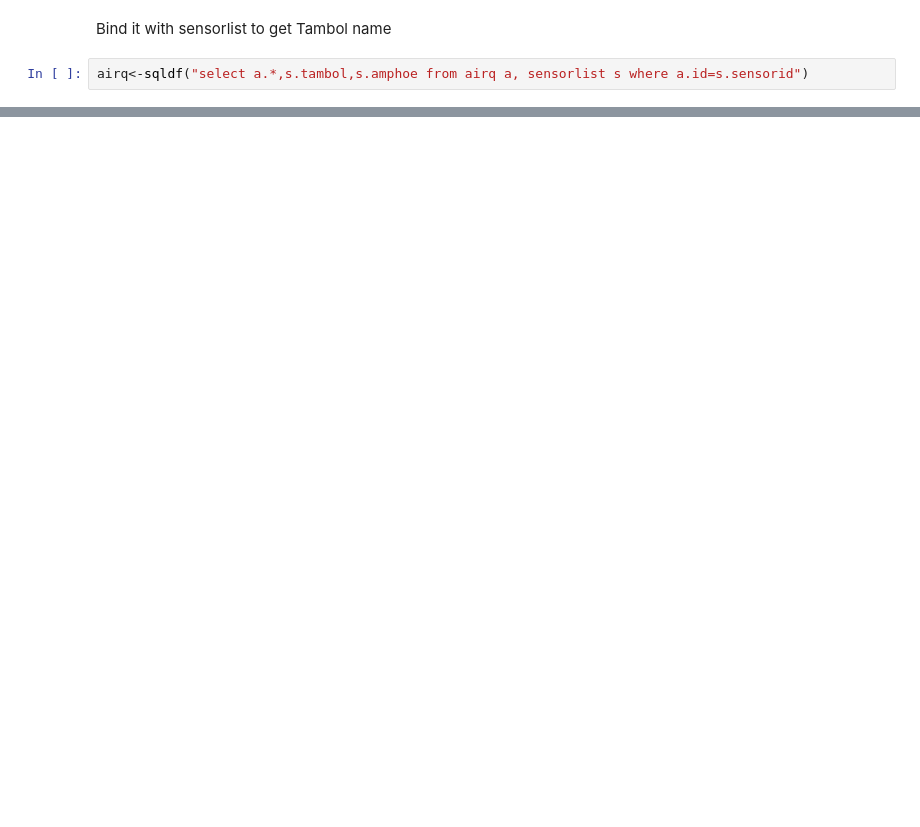
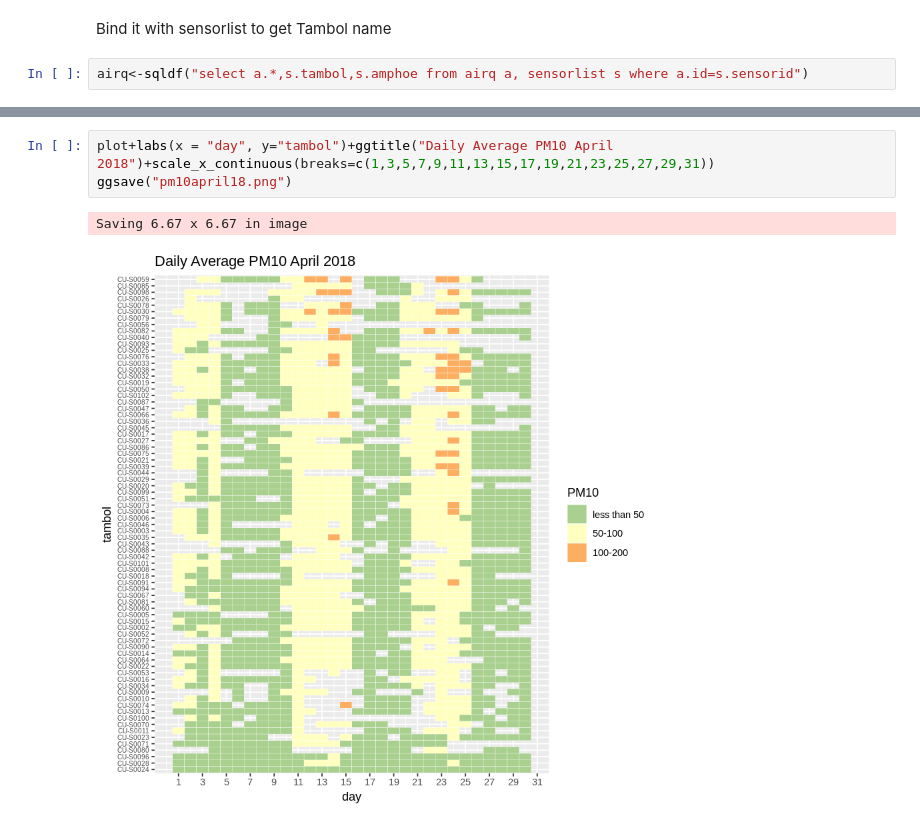
Before and after one commit to Maplub/Jupyter, a Jupyter notebook: Air Quality Explore 2018.ipynb, the cells around one changed output, grey strips where cells are left out. Drawn from its saved outputs; the diff is of its cells as text; blank space fills up the shorter version.

```diff
--- a/Air Quality Explore 2018.ipynb
+++ b/Air Quality Explore 2018.ipynb
@@ -166,0 +159,6 @@ scale_y_discrete(expand = c(0, 0))
+# %%
+plot+labs(x = "day", y="tambol")+ggtitle("Daily Average PM10 April 2018")+scale_x_continuous(breaks=c(1,3,5,7,9,11,13,15,17,19,21,23,25,27,29,31))
+ggsave("pm10april18.png")
+# %% [output]
+Saving 6.67 x 6.67 in image
+[figure, added]
```
Also changed, not shown: parts of 17 cells of this notebook, 1 other file.
